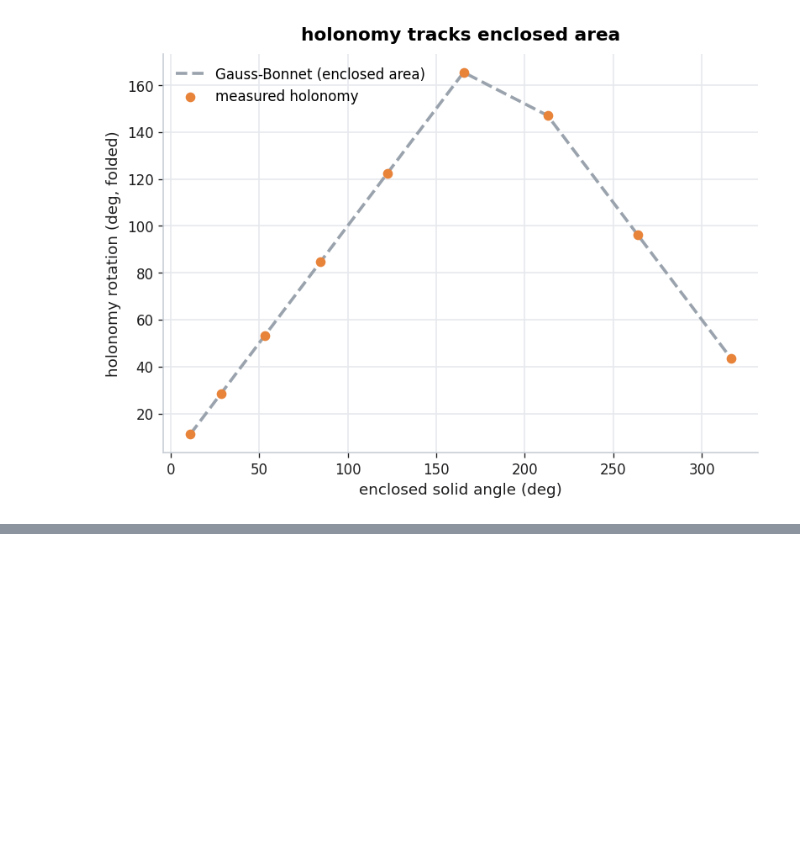
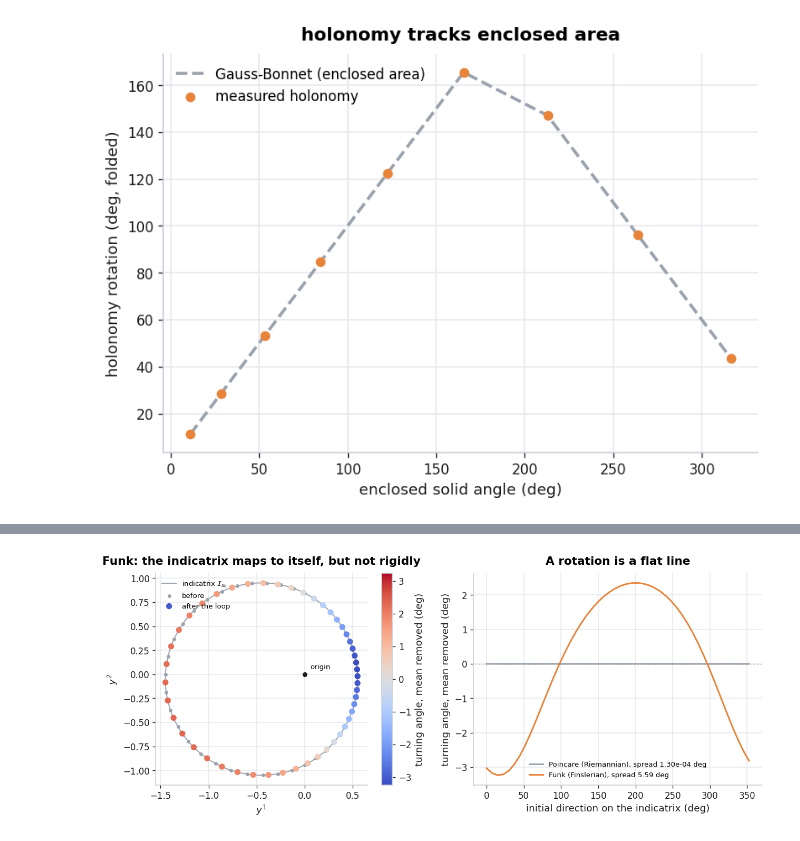
Before and after one commit to hubibala/finslerax, a Jupyter notebook: examples/notebooks/demo_parallel_transport.ipynb, the cells around one changed output, grey strips where cells are left out. Cells and saved outputs as stored; diff of their text form; code cells hidden in the pictures; blank space fills up the shorter version.

```diff
--- a/examples/notebooks/demo_parallel_transport.ipynb
+++ b/examples/notebooks/demo_parallel_transport.ipynb
@@ -142,0 +233,36 @@ plt.tight_layout(); plt.show()
+# %%
+fig, (ax1, ax2) = plt.subplots(1, 2, figsize=(11, 4.4))
+
+# --- left: the indicatrix, and where transport sends it ---
+x0 = disk_loop(STEPS)[0][0]
+curve = np.asarray(indicatrix(Funk(disk), x0, 400))
+ax1.plot(*np.vstack([curve, curve[:1]]).T, color=PALETTE["muted"], lw=1.2,
+         label=r"indicatrix $\mathcal{I}_{x_0}$")
+dev = turn_f - turn_f.mean()
+lim = np.abs(dev).max()
+ax1.scatter(*np.asarray(Y_f).T, s=10, color=PALETTE["muted"], zorder=4, label="before")
+sc = ax1.scatter(*np.asarray(P_f).T, c=dev, cmap="coolwarm", vmin=-lim, vmax=lim,
+                 s=34, zorder=5, label="after the loop")
+ax1.scatter([0], [0], s=20, color=PALETTE["ink"], zorder=6)
+ax1.annotate("origin", xy=(0, 0), xytext=(6, 6), textcoords="offset points", fontsize=8)
+ax1.set_aspect("equal")
+ax1.set_title("Funk: the indicatrix maps to itself, but not rigidly")
+ax1.set_xlabel("$y^1$"); ax1.set_ylabel("$y^2$"); ax1.legend(fontsize=8, loc="upper left")
+fig.colorbar(sc, ax=ax1, label="turning angle, mean removed (deg)")
+
+# --- right: is the turning angle the same for every direction? ---
+theta = np.degrees(np.linspace(0, 2 * np.pi, len(turn_f), endpoint=False))
+ax2.plot(theta, turn_p - turn_p.mean(), color=PALETTE["muted"], lw=1.8,
+         label=f"Poincare (Riemannian), spread {turn_p.max() - turn_p.min():.2e} deg")
+ax2.plot(theta, turn_f - turn_f.mean(), color=PALETTE["accent"], lw=1.8,
+         label=f"Funk (Finslerian), spread {turn_f.max() - turn_f.min():.2f} deg")
+ax2.axhline(0.0, color=PALETTE["ink"], lw=0.6, ls=":")
+ax2.set_xlabel("initial direction on the indicatrix (deg)")
+ax2.set_ylabel("turning angle, mean removed (deg)")
+ax2.set_title("A rotation is a flat line")
+ax2.legend(fontsize=8)
+
+fig.tight_layout()
+plt.show()
+# %% [output]
+[figure, added]
```
Also changed, not shown: parts of 4 cells of this notebook.
